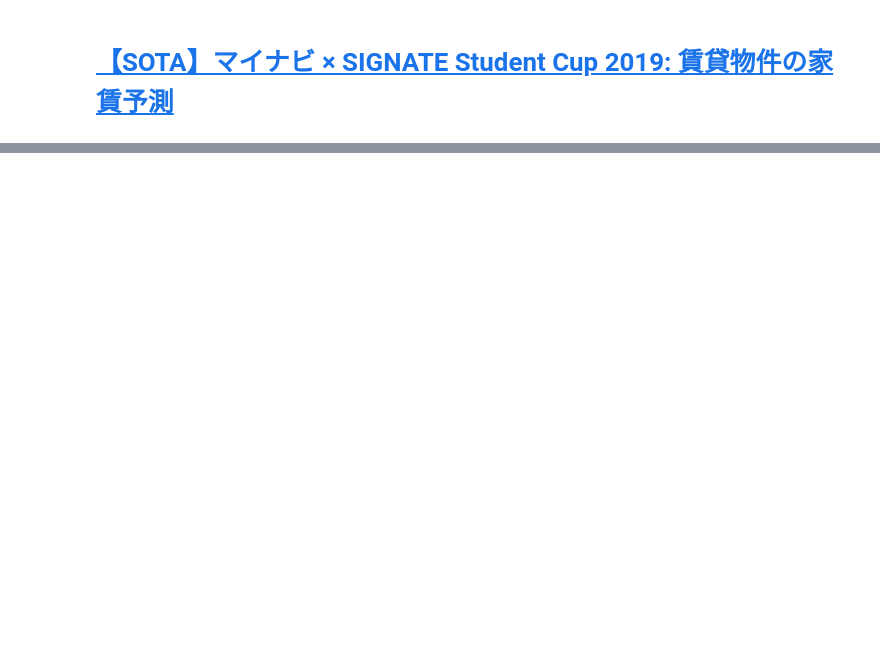
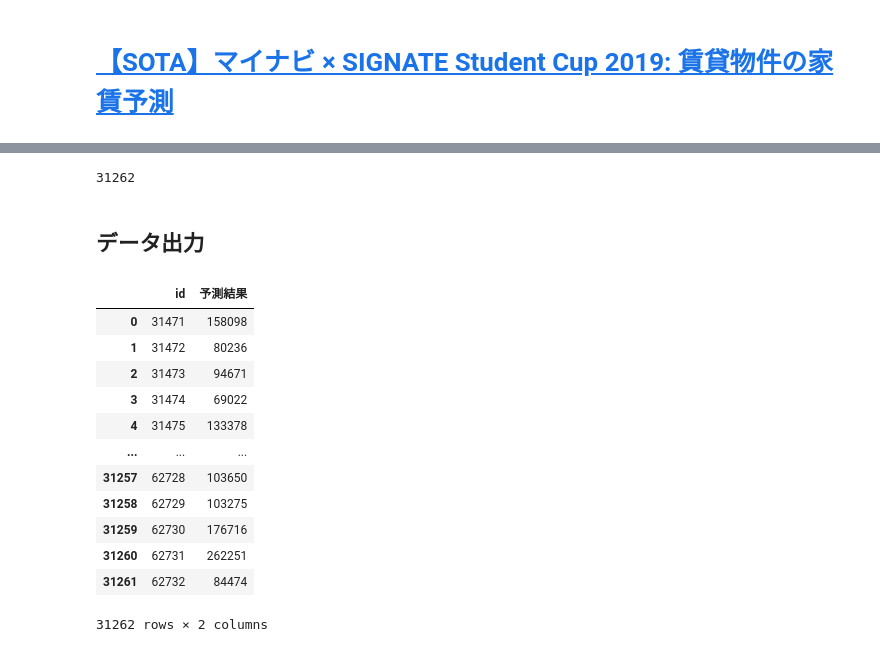
Before and after one commit to Kosuke-Yanai/KY, a Jupyter notebook: Python/SIGNATE/20210818_【SOTA】マイナビ × SIGNATE Student Cup 2019 賃貸物件の家賃予測/RentForcast.ipynb, the cells around one changed output, grey strips where cells are left out. Saved outputs shown, nothing was run; the diff lists cells and outputs as text; code cells hidden in the pictures; blank space fills up the shorter version.

```diff
--- a/Python/SIGNATE/20210818_【SOTA】マイナビ × SIGNATE Student Cup 2019 賃貸物件の家賃予測/RentForcast.ipynb
+++ b/Python/SIGNATE/20210818_【SOTA】マイナビ × SIGNATE Student Cup 2019 賃貸物件の家賃予測/RentForcast.ipynb
@@ -131,0 +198,3 @@ Name: 間取り, dtype: int64
+# %%
+# テストデータでの予測
+pred = model.predict(dtest)
@@ -131,0 +210,30 @@ Name: 間取り, dtype: int64
+# %%
+len(test_data_1)
+# %% [output]
+31262
+# %% [markdown]
+## データ出力
+# %%
+# 予測結果の結合
+test_data["予測結果"] = pred
+# %%
+# 予測結果をint型に変換
+test_data["予測結果"] = test_data["予測結果"].astype(int)
+# %%
+result = test_data[["id", "予測結果"]]
+# %%
+result
+# %% [output]
+|  | id | 予測結果 |
+| 0 | 31471 | 158098 |
+| 1 | 31472 | 80236 |
+| 2 | 31473 | 94671 |
+| 3 | 31474 | 69022 |
+| 4 | 31475 | 133378 |
+| ... | ... | ... |
+| 31257 | 62728 | 103650 |
+| 31258 | 62729 | 103275 |
+| 31259 | 62730 | 176716 |
+| 31260 | 62731 | 262251 |
+| 31261 | 62732 | 84474 |
+31262 rows × 2 columns
```
Also changed, not shown: parts of 32 cells of this notebook, 1 other file.
